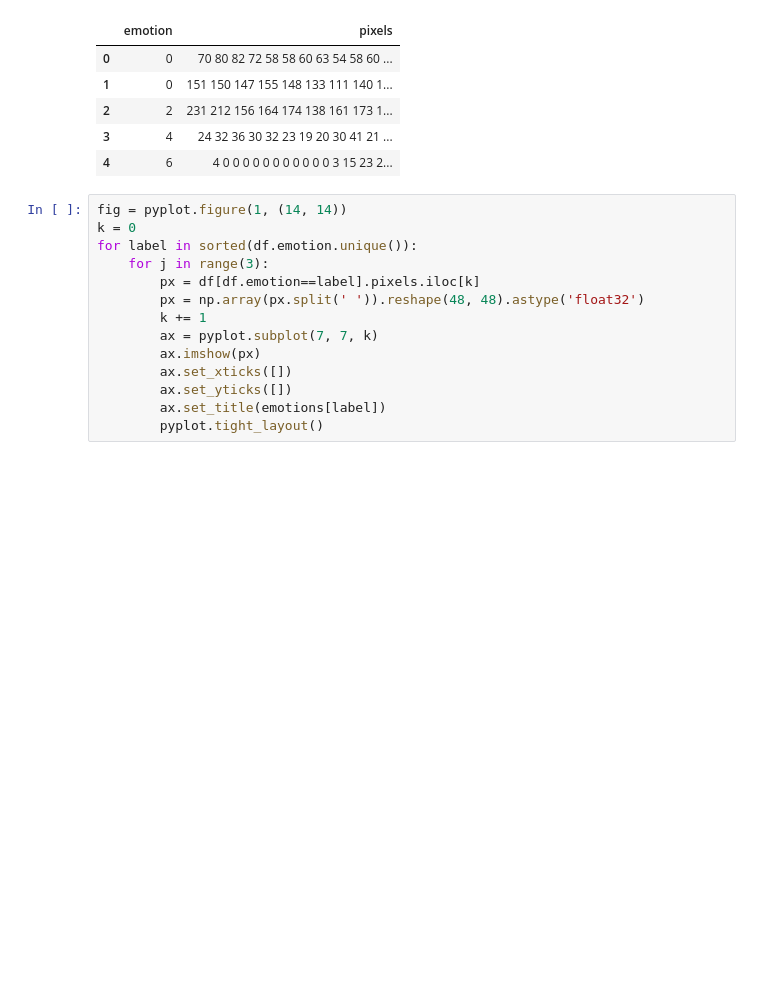
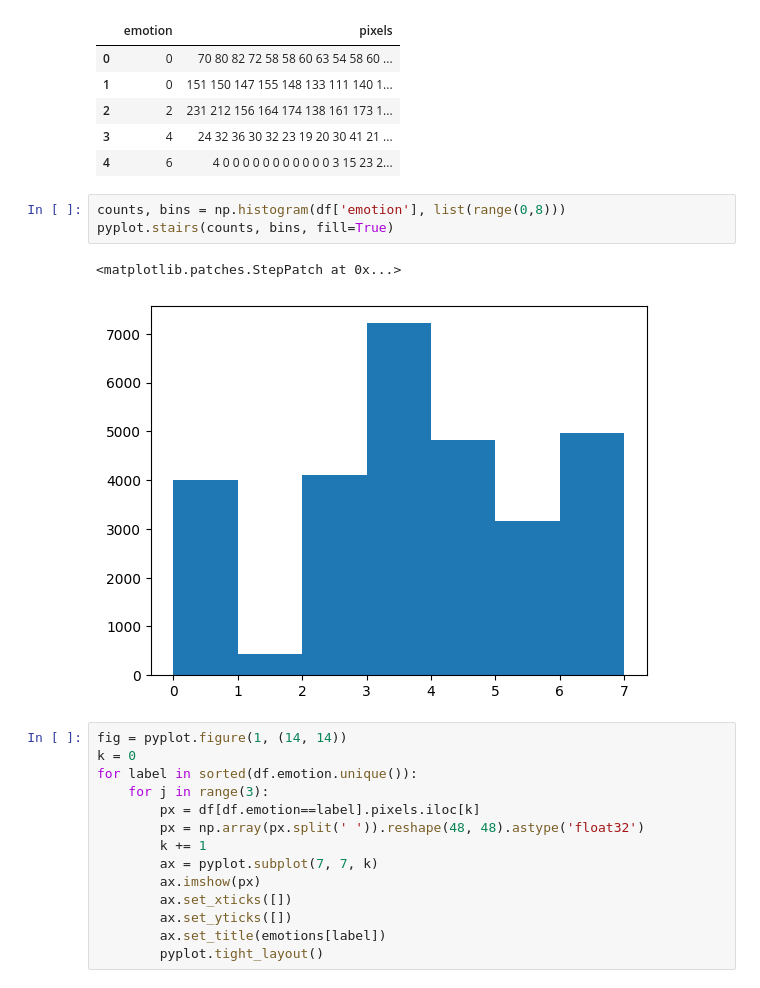
Before and after one commit to Xevi8X/WTUM_2023_gr5, a Jupyter notebook: fer.ipynb, the cells around one changed output. Saved outputs shown, nothing was run; the diff lists cells and outputs as text; blank space fills up the shorter version.

```diff
--- a/fer.ipynb
+++ b/fer.ipynb
@@ -16,6 +16,12 @@ df.head(5)
 | 2 | 2 | 231 212 156 164 174 138 161 173 1... |
 | 3 | 4 | 24 32 36 30 32 23 19 20 30 41 21 ... |
 | 4 | 6 | 4 0 0 0 0 0 0 0 0 0 0 0 3 15 23 2... |
+# %%
+counts, bins = np.histogram(df['emotion'], list(range(0,8)))
+pyplot.stairs(counts, bins, fill=True)
+# %% [output]
+<matplotlib.patches.StepPatch at 0x...>
+[figure, added]
 # %%
 fig = pyplot.figure(1, (14, 14))
 k = 0
```
Also changed, not shown: parts of 3 cells of this notebook.
